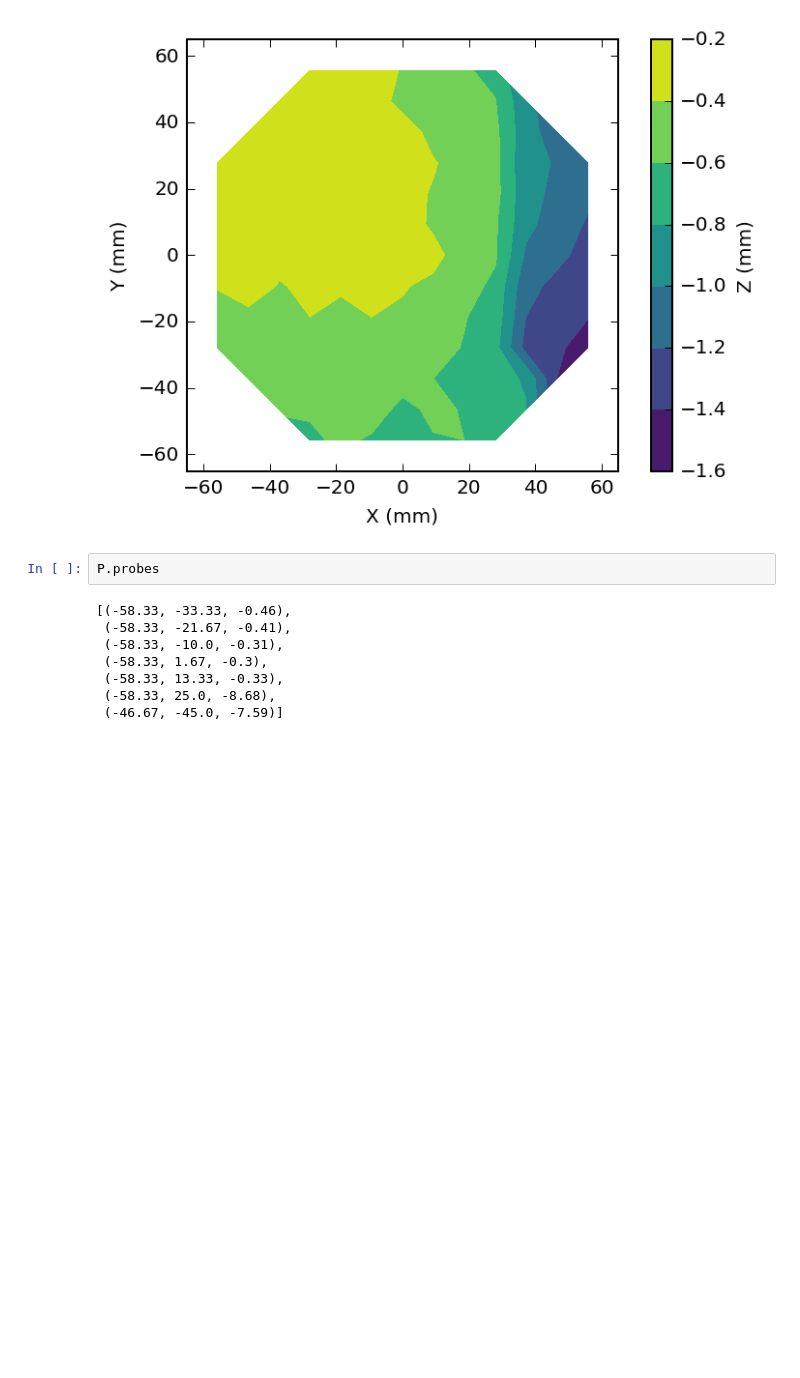
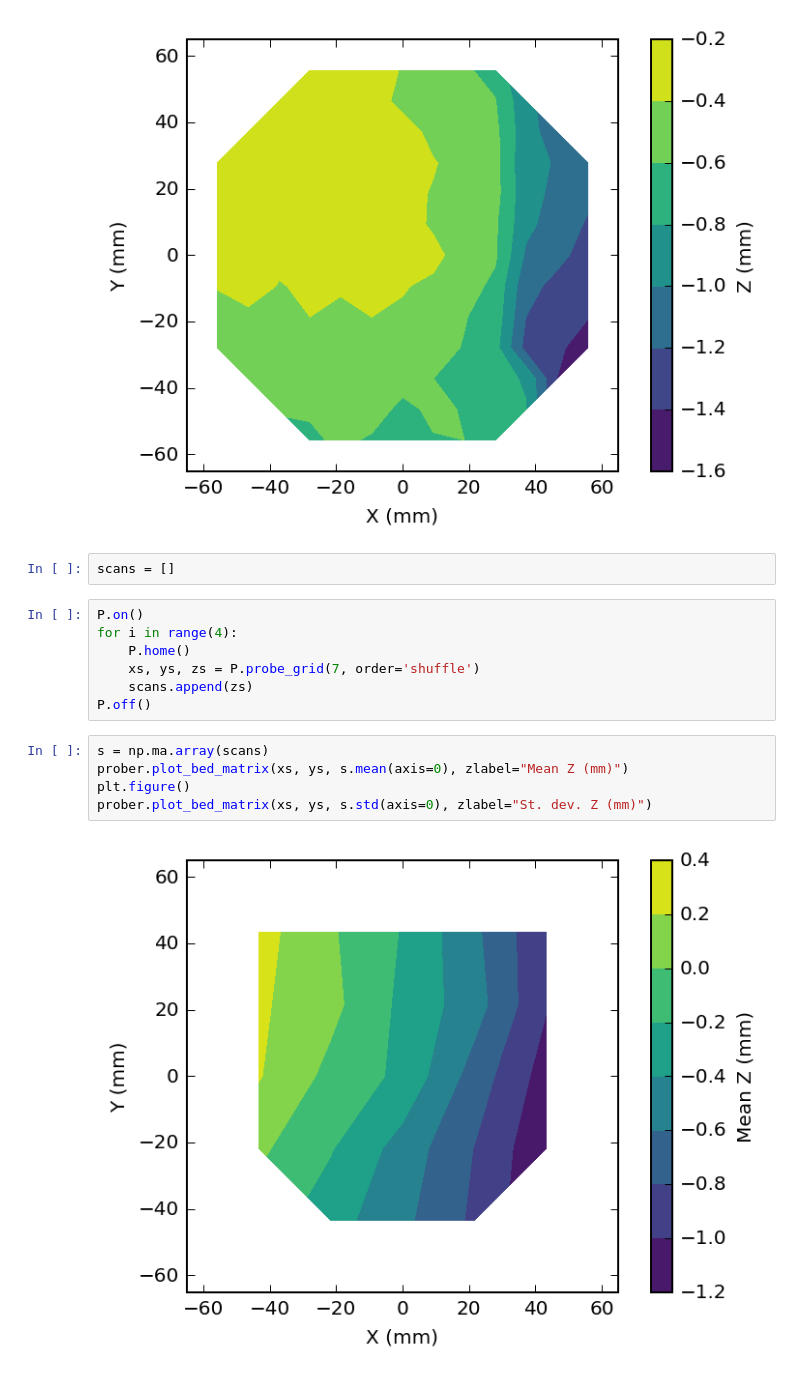
Before and after one commit to aarchiba/delta_prober, a Jupyter notebook: probing.ipynb, the cells around one changed output. Drawn from its saved outputs; the diff is of its cells as text; blank space fills up the shorter version.

Commit message:
Repeated probing on a grid and 4-factor calibration

```diff
--- a/probing.ipynb
+++ b/probing.ipynb
@@ -128,13 +129,19 @@ plt.colorbar(label="Z (mm)")
 13
 <matplotlib.colorbar.Colorbar at 0x...>
 [figure]
-# %%
-P.probes
-# %% [output]
-[(-58.33, -33.33, -0.46),
- (-58.33, -21.67, -0.41),
- (-58.33, -10.0, -0.31),
- (-58.33, 1.67, -0.3),
- (-58.33, 13.33, -0.33),
- (-58.33, 25.0, -8.68),
- (-46.67, -45.0, -7.59)]
+# %%
+scans = []
+# %%
+P.on()
+for i in range(4):
+    P.home()
+    xs, ys, zs = P.probe_grid(7, order='shuffle')
+    scans.append(zs)
+P.off()
+# %%
+s = np.ma.array(scans)
+prober.plot_bed_matrix(xs, ys, s.mean(axis=0), zlabel="Mean Z (mm)")
+plt.figure()
+prober.plot_bed_matrix(xs, ys, s.std(axis=0), zlabel="St. dev. Z (mm)")
+# %% [output]
+[figure, added]
```
Also changed, not shown: parts of 11 cells of this notebook, 1 other file.
